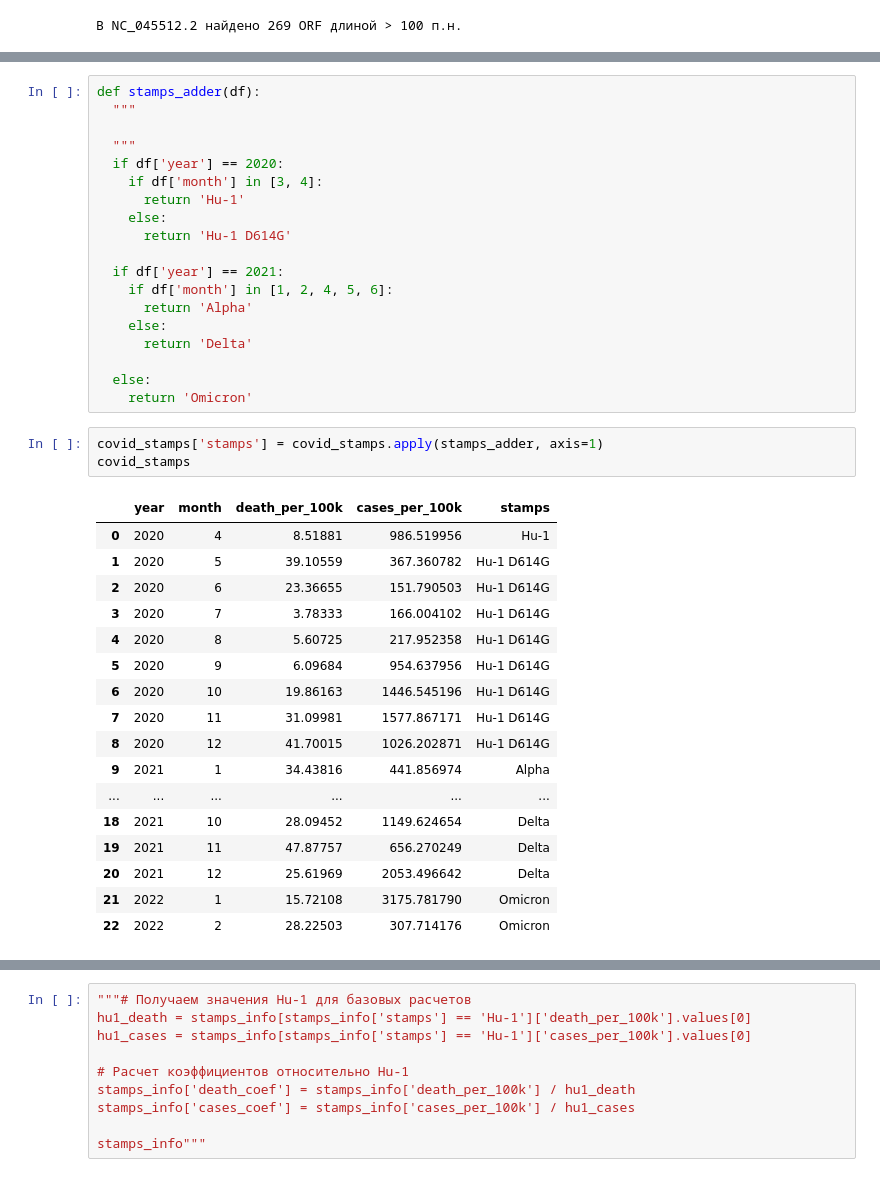
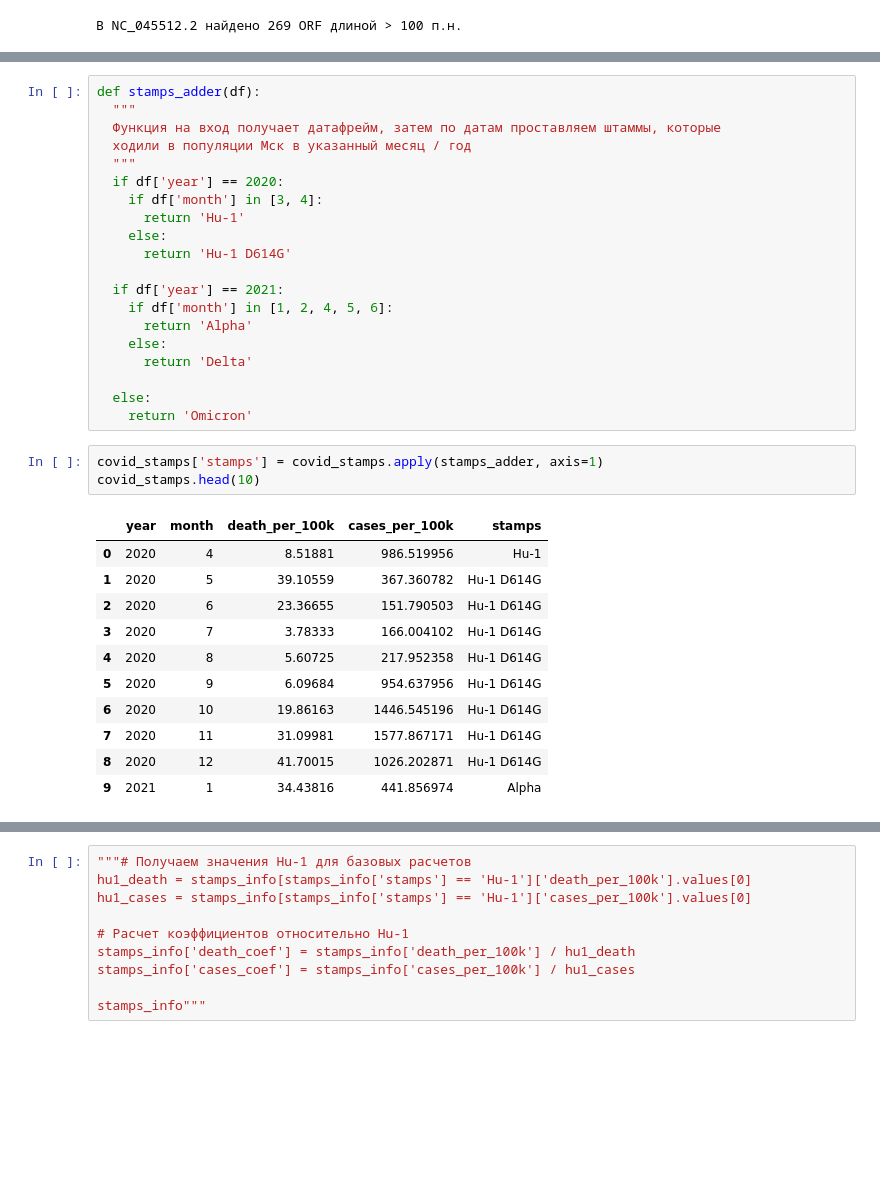
Before and after one commit to JesseHeisenberg/covid_19_statistic, a Jupyter notebook: main (2).ipynb, the cells around one changed output, grey strips where cells are left out. Drawn from its saved outputs; the diff is of its cells as text; blank space fills up the shorter version.

```diff
--- a/main (2).ipynb
+++ b/main (2).ipynb
@@ -666,7 +639,8 @@ covid_stamps
 # %%
 def stamps_adder(df):
   """
-
+  Функция на вход получает датафрейм, затем по датам проставляем штаммы, которые
+  ходили в популяции Мск в указанный месяц / год
   """
   if df['year'] == 2020:
     if df['month'] in [3, 4]:
@@ -684,23 +658,17 @@ def stamps_adder(df):
     return 'Omicron'
 # %%
 covid_stamps['stamps'] = covid_stamps.apply(stamps_adder, axis=1)
-covid_stamps
+covid_stamps.head(10)
 # %% [output]
 |  | year | month | death_per_100k | cases_per_100k | stamps |
 | 0 | 2020 | 4 | 8.51881 | 986.519956 | Hu-1 |
 | 1 | 2020 | 5 | 39.10559 | 367.360782 | Hu-1 D614G |
 | 2 | 2020 | 6 | 23.36655 | 151.790503 | Hu-1 D614G |
 | 3 | 2020 | 7 | 3.78333 | 166.004102 | Hu-1 D614G |
 | 4 | 2020 | 8 | 5.60725 | 217.952358 | Hu-1 D614G |
 | 5 | 2020 | 9 | 6.09684 | 954.637956 | Hu-1 D614G |
 | 6 | 2020 | 10 | 19.86163 | 1446.545196 | Hu-1 D614G |
 | 7 | 2020 | 11 | 31.09981 | 1577.867171 | Hu-1 D614G |
 | 8 | 2020 | 12 | 41.70015 | 1026.202871 | Hu-1 D614G |
 | 9 | 2021 | 1 | 34.43816 | 441.856974 | Alpha |
-| ... | ... | ... | ... | ... | ... |
-| 18 | 2021 | 10 | 28.09452 | 1149.624654 | Delta |
-| 19 | 2021 | 11 | 47.87757 | 656.270249 | Delta |
-| 20 | 2021 | 12 | 25.61969 | 2053.496642 | Delta |
-| 21 | 2022 | 1 | 15.72108 | 3175.781790 | Omicron |
-| 22 | 2022 | 2 | 28.22503 | 307.714176 | Omicron |
 # %%
```
Also changed, not shown: parts of 6 cells of this notebook.
